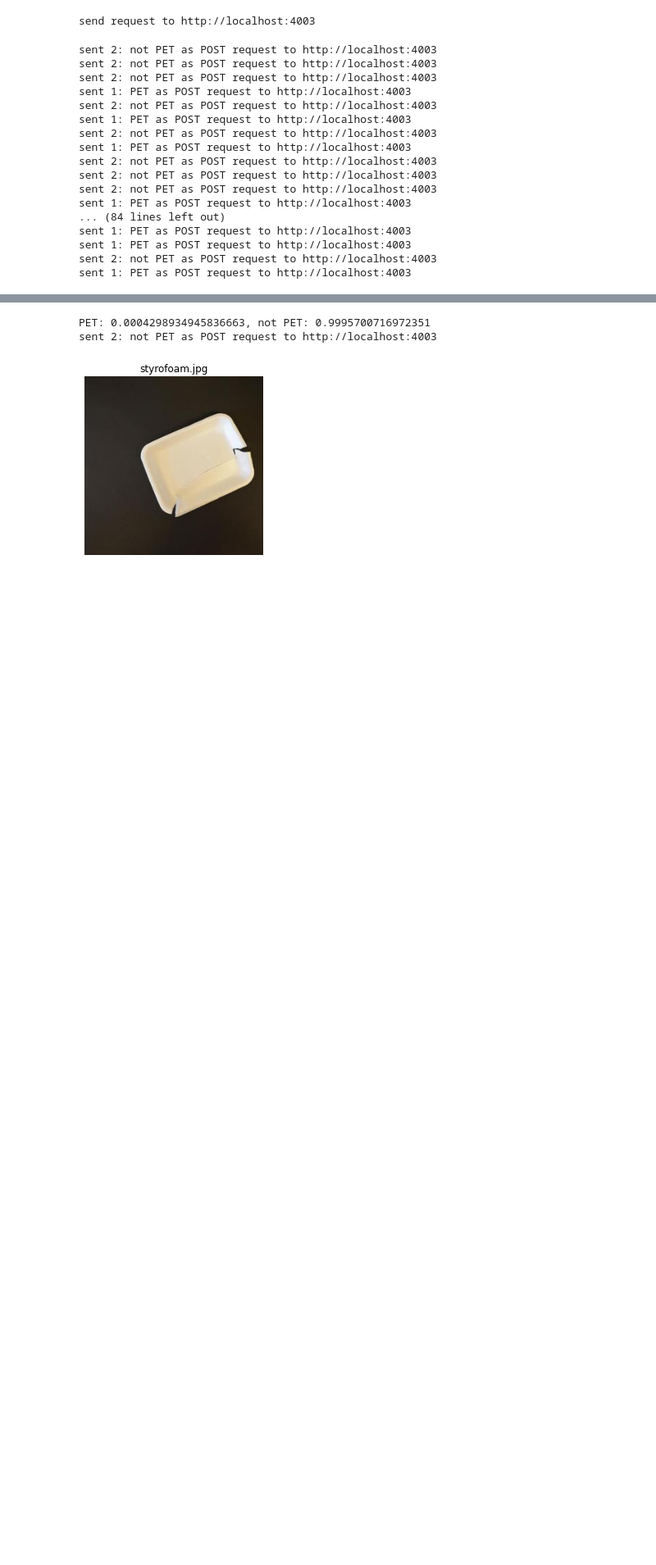
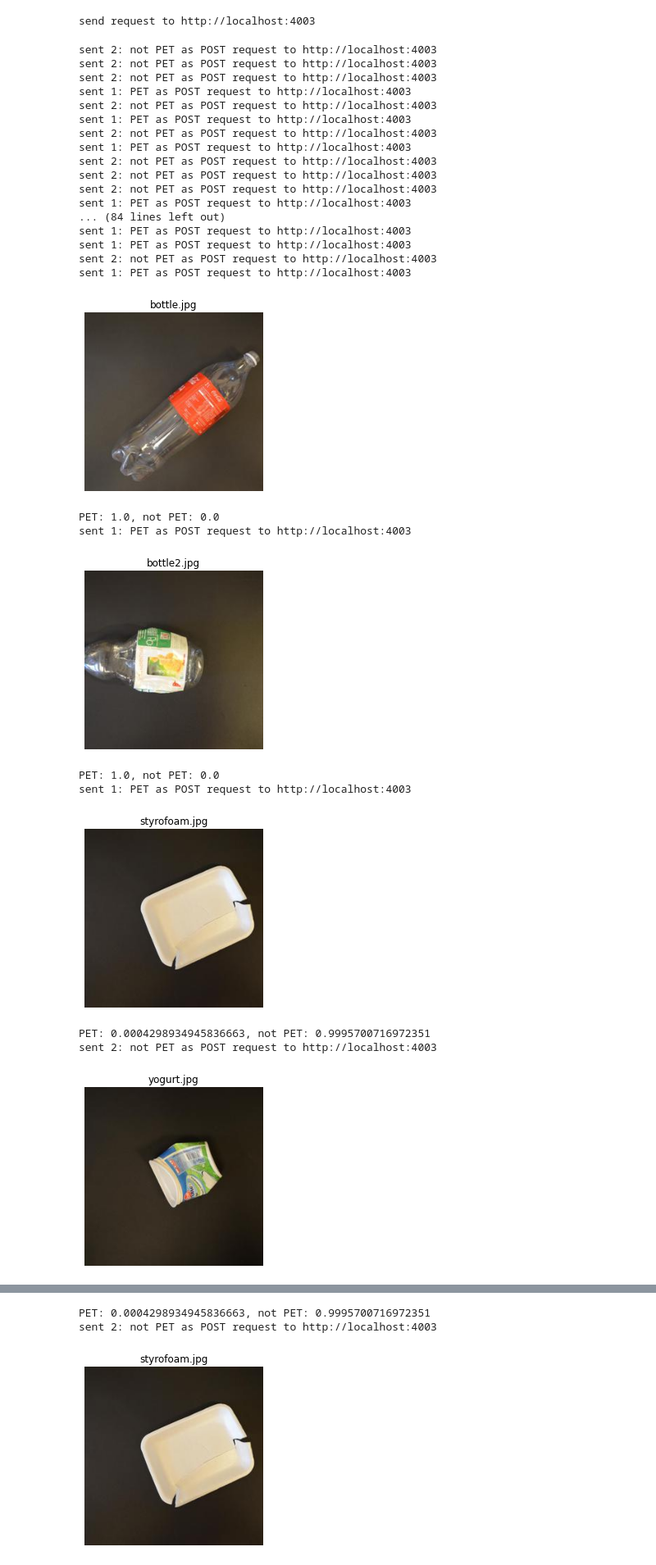
Before and after one commit to qingyuan-wu/Praxis-III, a Jupyter notebook: classify.ipynb, the cells around one changed output, grey strips where cells are left out. Shown: that part at 82% size. Saved outputs shown, nothing was run; the diff lists cells and outputs as text; code cells hidden in the pictures; blank space fills up the shorter version.

```diff
--- a/classify.ipynb
+++ b/classify.ipynb
@@ -213,3 +213,28 @@ sent 1: PET as POST request to http://localhost:4003
 sent 1: PET as POST request to http://localhost:4003
 sent 2: not PET as POST request to http://localhost:4003
 sent 1: PET as POST request to http://localhost:4003
+# %%
+PATH = os.path.join(os.path.abspath(os.getcwd()),'Test-Images')
+for im_path in os.listdir(PATH):
+    with torch.no_grad():
+        im = Image.open(os.path.join(PATH, im_path))
+        plt.imshow(im)
+        plt.axis('off')
+        plt.title(im_path)
+        plt.show()
+        pred = classify_plastic("Test-Images/" + im_path)
+        value = torch.argmax(pred).item() + 1
+
+        URL = f"http://localhost:4003"
+        send_data(URL, value)
+# %% [output]
+[figure, added]
+PET: 1.0, not PET: 0.0
+sent 1: PET as POST request to http://localhost:4003
+[figure, added]
+PET: 1.0, not PET: 0.0
+sent 1: PET as POST request to http://localhost:4003
+[figure, added]
+PET: 0.0004298934945836663, not PET: 0.9995700716972351
+sent 2: not PET as POST request to http://localhost:4003
+[figure, added]
```
Also changed, not shown: parts of 3 cells of this notebook, 8 other files.
